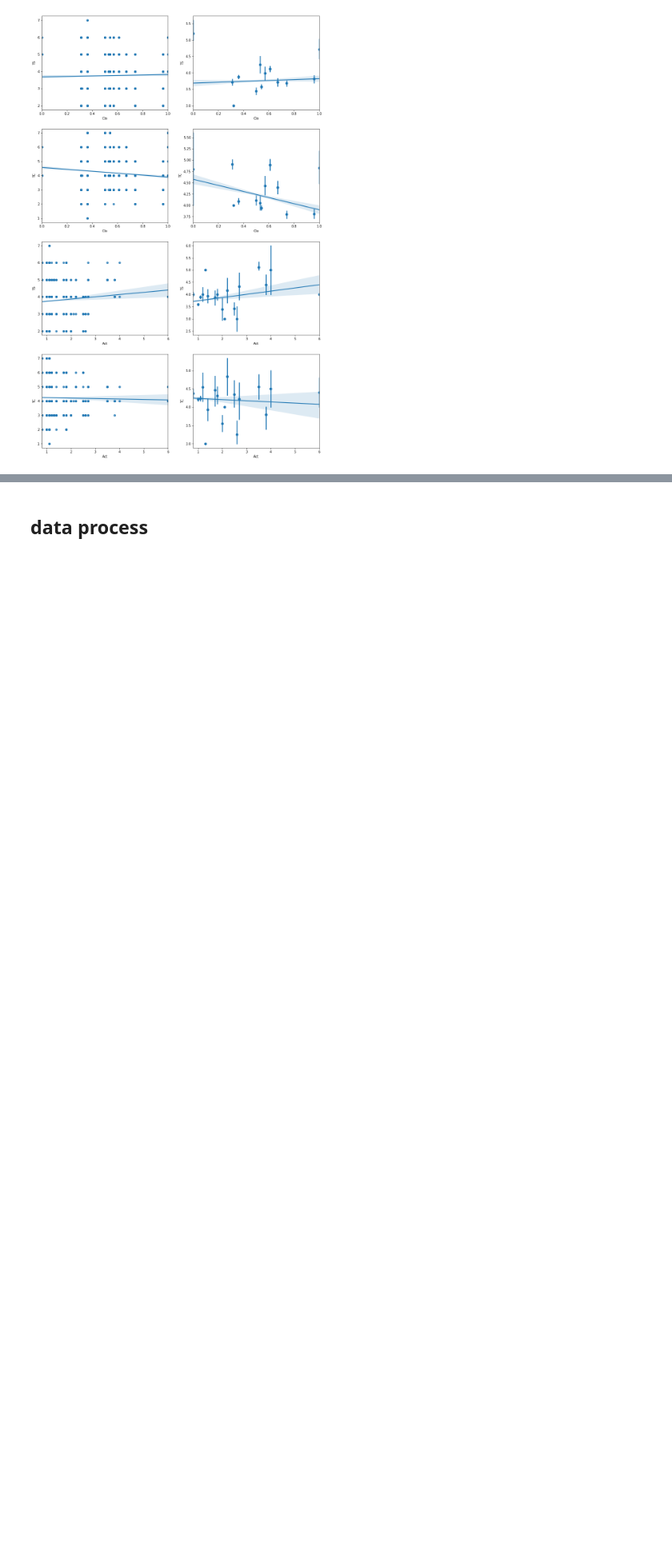
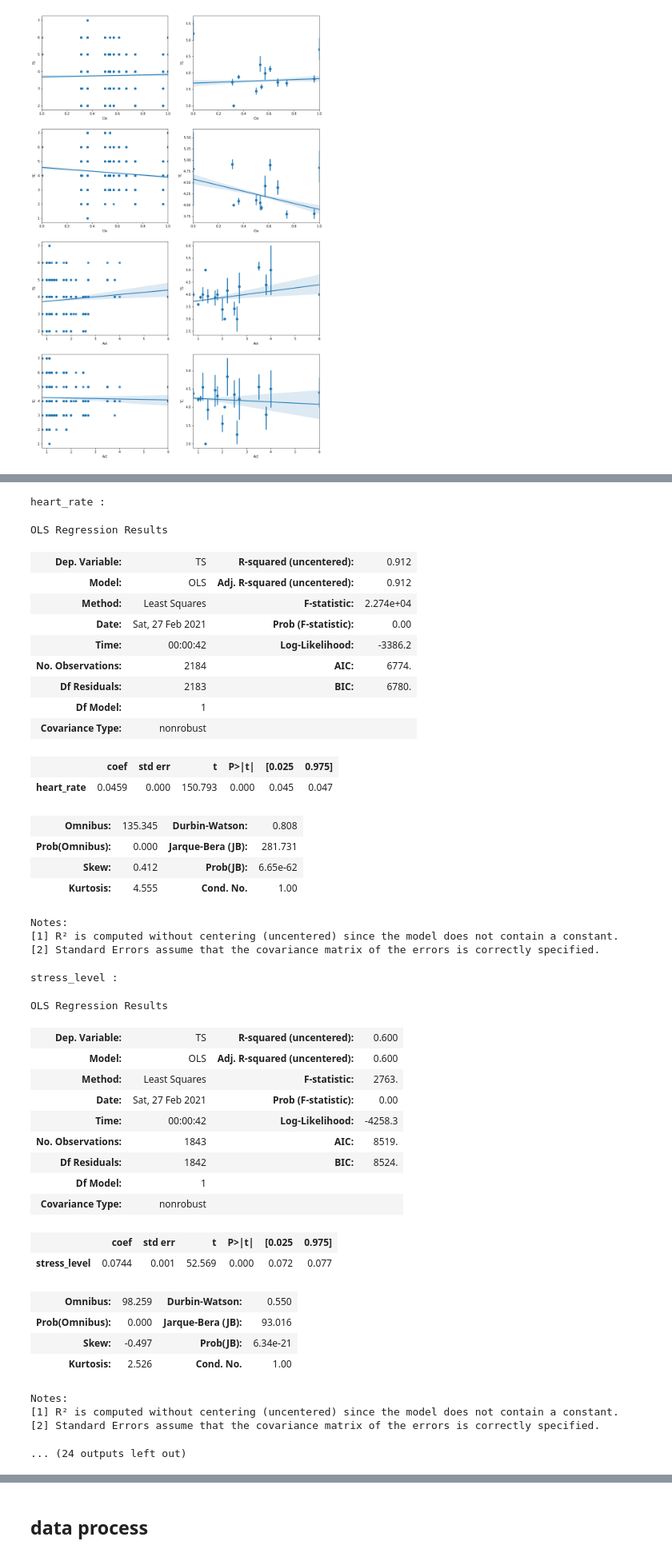
Before and after one commit to chengxiangduan-usc/mecsc, a Jupyter notebook: model/comfort_minmax_model/max_1_lr.ipynb, the cells around one changed output, grey strips where cells are left out. Shown at 80% size. Cells and saved outputs as stored; diff of their text form; code cells hidden in the pictures; blank space fills up the shorter version.

```diff
--- a/model/comfort_minmax_model/max_1_lr.ipynb
+++ b/model/comfort_minmax_model/max_1_lr.ipynb
@@ -224,0 +227,50 @@ sns.regplot(x=df_origin['Act'], y=df_origin['TC'], x_estimator=np.mean)
+# %%
+for name in ['heart_rate', 'stress_level', 'skin_temp', 'eda', 'Clo', 'Act']:
+    print(name, ":")
+    df_new = df_origin[[name, 'TS']].dropna()
+    y_for_p = df_new['TS']
+    regr = sm.OLS(y_for_p, df_new[name])
+    regr_fit = regr.fit()
+    display(regr_fit.summary())
+# %% [output]
+heart_rate :
+OLS Regression Results
+| Dep. Variable: | TS | R-squared (uncentered): | 0.912 |
+| Model: | OLS | Adj. R-squared (uncentered): | 0.912 |
+| Method: | Least Squares | F-statistic: | 2.274e+04 |
+| Date: | Sat, 27 Feb 2021 | Prob (F-statistic): | 0.00 |
+| Time: | 00:00:42 | Log-Likelihood: | -3386.2 |
+| No. Observations: | 2184 | AIC: | 6774. |
+| Df Residuals: | 2183 | BIC: | 6780. |
+| Df Model: | 1 |  |  |
+| Covariance Type: | nonrobust |  |  |
+|  | coef | std err | t | P>|t| | [0.025 | 0.975] |
+| heart_rate | 0.0459 | 0.000 | 150.793 | 0.000 | 0.045 | 0.047 |
+| Omnibus: | 135.345 | Durbin-Watson: | 0.808 |
+| Prob(Omnibus): | 0.000 | Jarque-Bera (JB): | 281.731 |
+| Skew: | 0.412 | Prob(JB): | 6.65e-62 |
+| Kurtosis: | 4.555 | Cond. No. | 1.00 |
+Notes:
+[1] R² is computed without centering (uncentered) since the model does not contain a constant.
+[2] Standard Errors assume that the covariance matrix of the errors is correctly specified.
+stress_level :
+OLS Regression Results
+| Dep. Variable: | TS | R-squared (uncentered): | 0.600 |
+| Model: | OLS | Adj. R-squared (uncentered): | 0.600 |
+| Method: | Least Squares | F-statistic: | 2763. |
+| Date: | Sat, 27 Feb 2021 | Prob (F-statistic): | 0.00 |
+| Time: | 00:00:42 | Log-Likelihood: | -4258.3 |
+| No. Observations: | 1843 | AIC: | 8519. |
+| Df Residuals: | 1842 | BIC: | 8524. |
+| Df Model: | 1 |  |  |
+| Covariance Type: | nonrobust |  |  |
+|  | coef | std err | t | P>|t| | [0.025 | 0.975] |
+| stress_level | 0.0744 | 0.001 | 52.569 | 0.000 | 0.072 | 0.077 |
+| Omnibus: | 98.259 | Durbin-Watson: | 0.550 |
+| Prob(Omnibus): | 0.000 | Jarque-Bera (JB): | 93.016 |
+| Skew: | -0.497 | Prob(JB): | 6.34e-21 |
+| Kurtosis: | 2.526 | Cond. No. | 1.00 |
+Notes:
+[1] R² is computed without centering (uncentered) since the model does not contain a constant.
+[2] Standard Errors assume that the covariance matrix of the errors is correctly specified.
+... (24 outputs left out)
```
Also changed, not shown: parts of 5 cells of this notebook.
